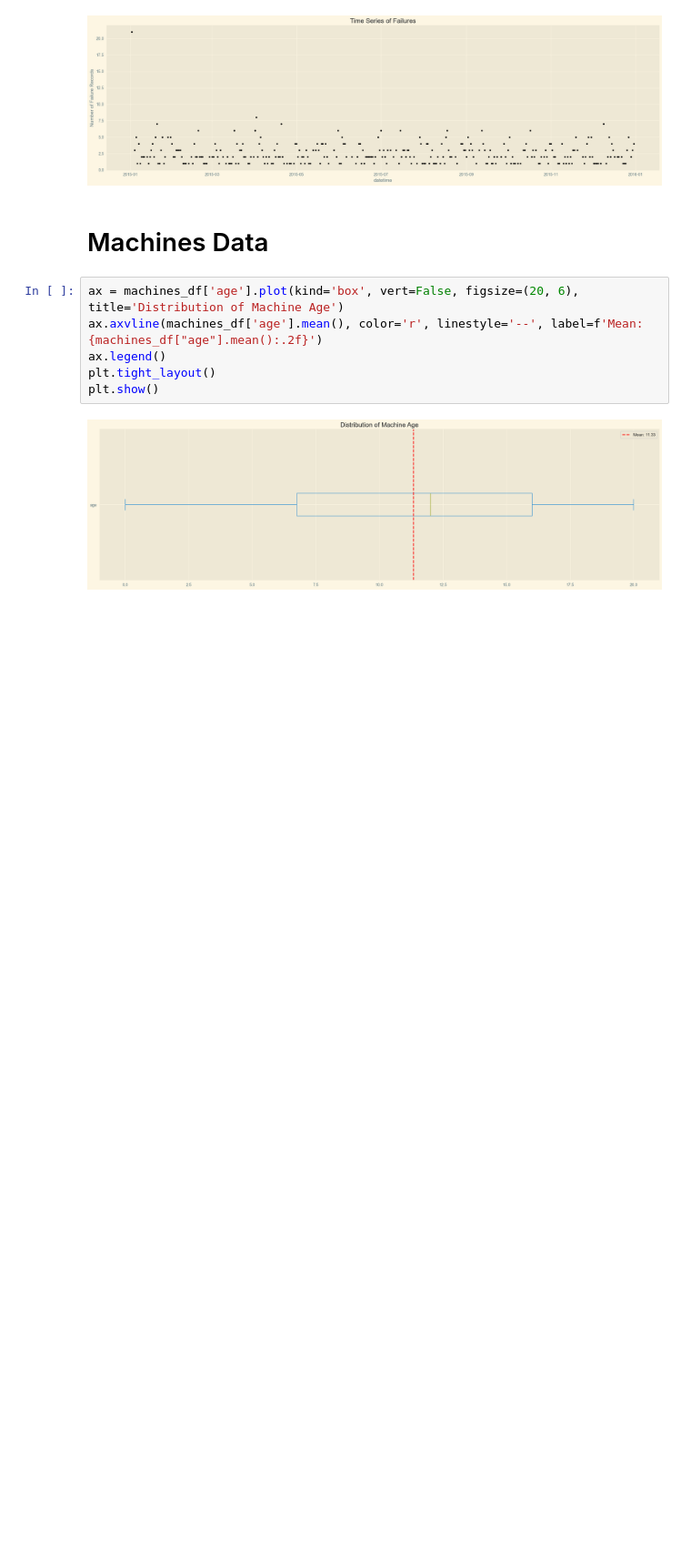
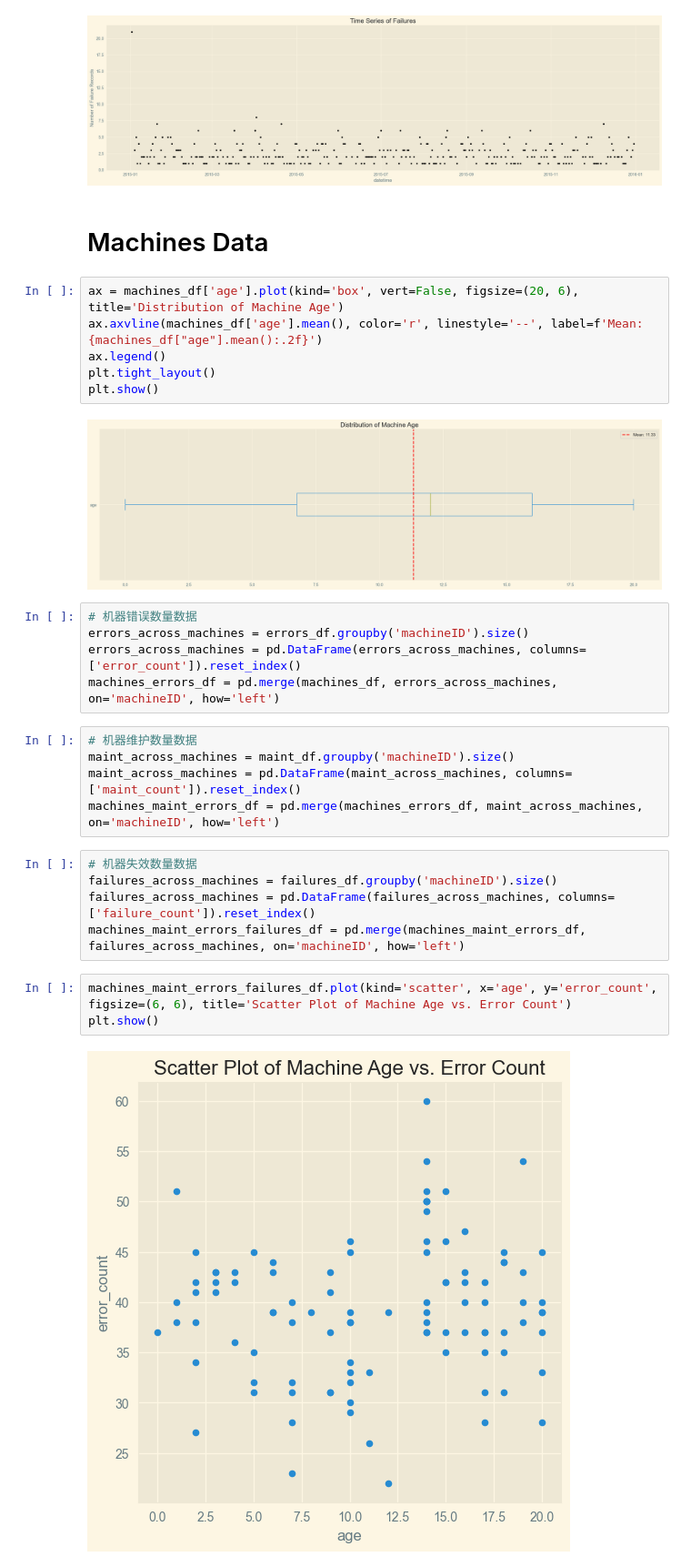
Before and after one commit to ZzzSun-ks/Kaggle, a Jupyter notebook: Microsoft_Predictive_Maintenance/summary.ipynb, the cells around one changed output. Shown at 91% size. Cells and saved outputs as stored; diff of their text form; blank space fills up the shorter version.

```diff
--- a/Microsoft_Predictive_Maintenance/summary.ipynb
+++ b/Microsoft_Predictive_Maintenance/summary.ipynb
@@ -495,3 +501,23 @@ plt.tight_layout()
 plt.show()
 # %% [output]
 [figure]
+# %%
+# 机器错误数量数据
+errors_across_machines = errors_df.groupby('machineID').size()
+errors_across_machines = pd.DataFrame(errors_across_machines, columns=['error_count']).reset_index()
+machines_errors_df = pd.merge(machines_df, errors_across_machines, on='machineID', how='left')
+# %%
+# 机器维护数量数据
+maint_across_machines = maint_df.groupby('machineID').size()
+maint_across_machines = pd.DataFrame(maint_across_machines, columns=['maint_count']).reset_index()
+machines_maint_errors_df = pd.merge(machines_errors_df, maint_across_machines, on='machineID', how='left')
+# %%
+# 机器失效数量数据
+failures_across_machines = failures_df.groupby('machineID').size()
+failures_across_machines = pd.DataFrame(failures_across_machines, columns=['failure_count']).reset_index()
+machines_maint_errors_failures_df = pd.merge(machines_maint_errors_df, failures_across_machines, on='machineID', how='left')
+# %%
+machines_maint_errors_failures_df.plot(kind='scatter', x='age', y='error_count', figsize=(6, 6), title='Scatter Plot of Machine Age vs. Error Count')
+plt.show()
+# %% [output]
+[figure, added]
```
Also changed, not shown: parts of 5 cells of this notebook, 2 other files.
